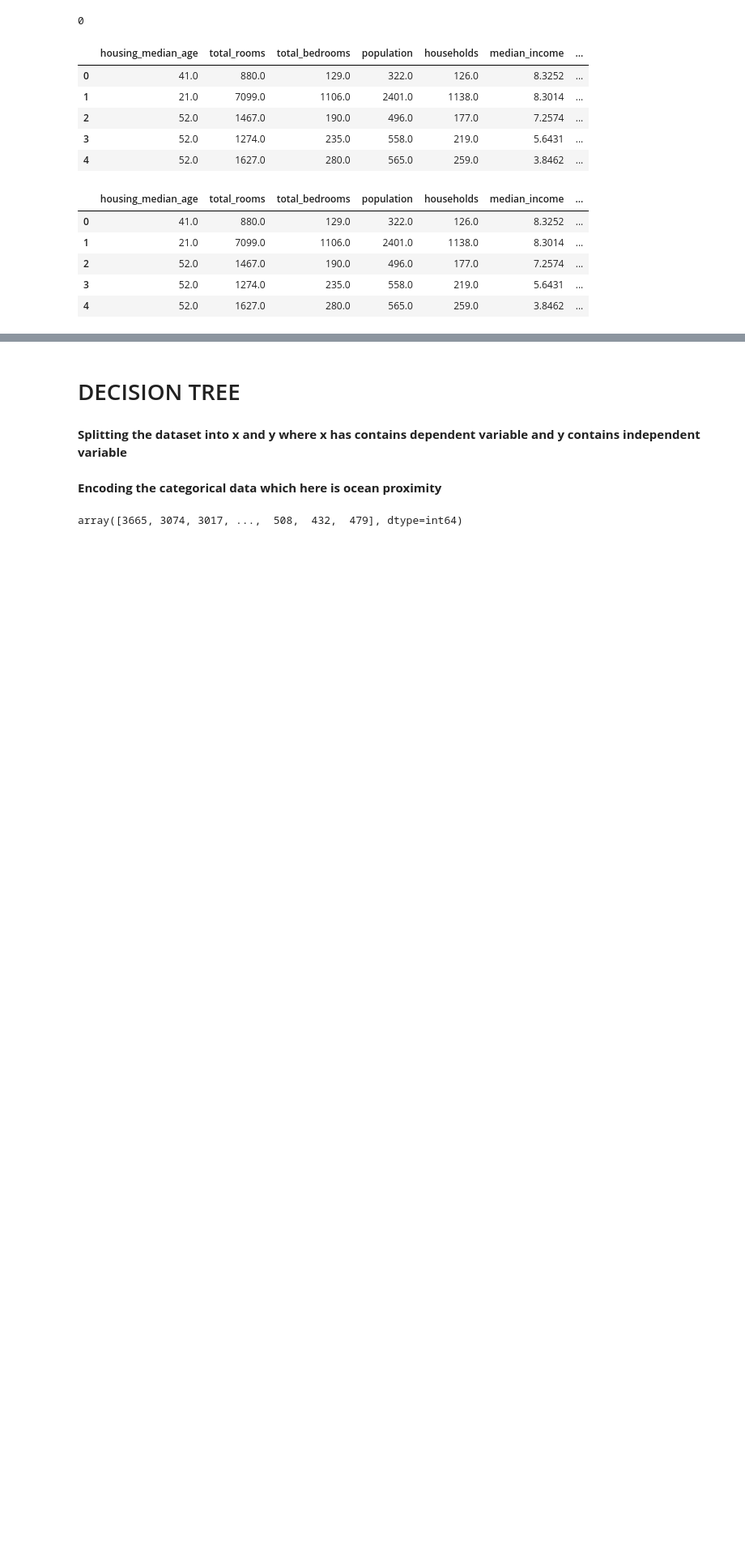
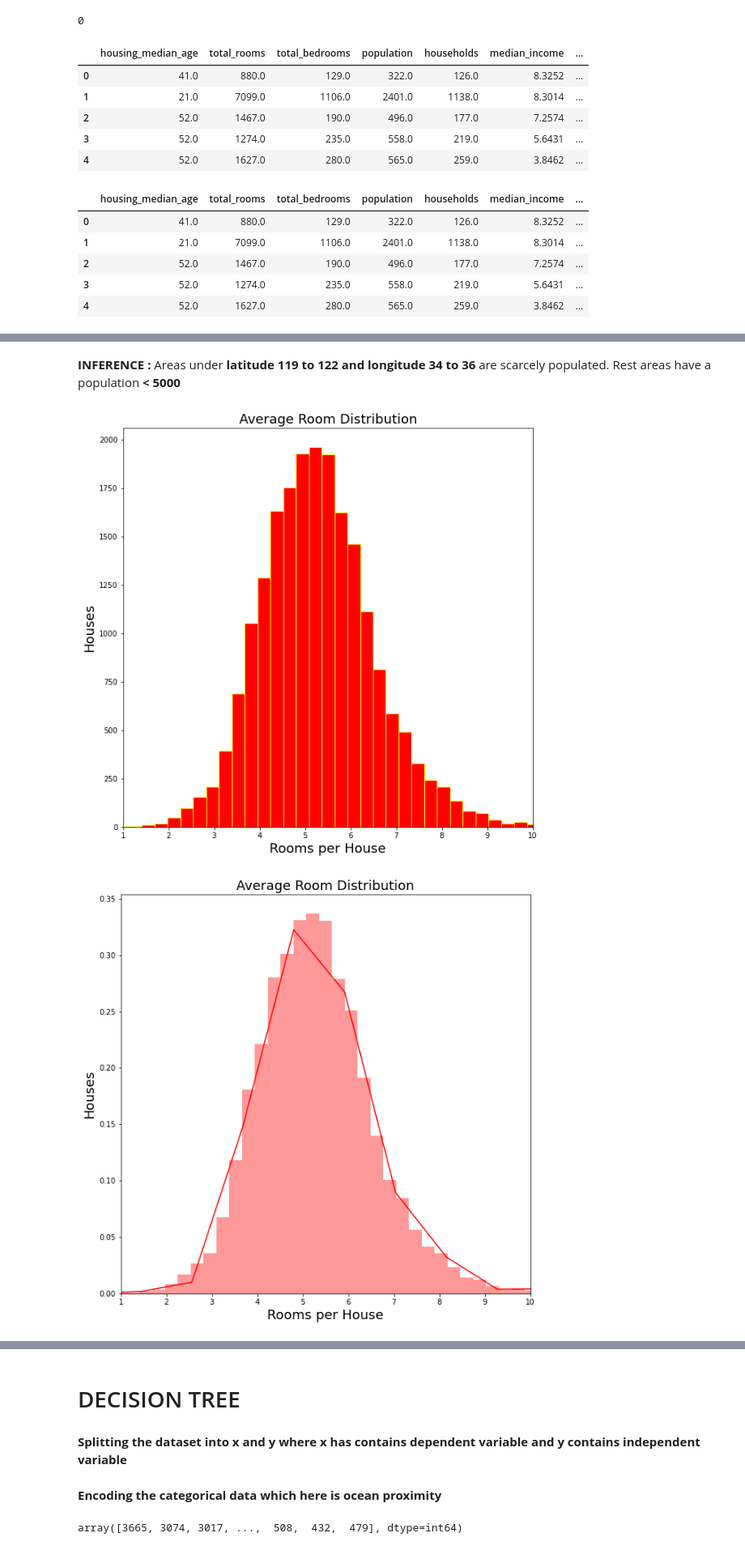
Before and after one commit to vinnovateit/VIIT_Team_MNIST, a Jupyter notebook: Ritodeep/Decision Tree/HousingPrice_Decision_Tree.ipynb, the cells around one changed output, grey strips where cells are left out. Shown at 81% size. Cells and saved outputs as stored; diff of their text form; code cells hidden in the pictures; blank space fills up the shorter version.

```diff
--- a/Ritodeep/Decision Tree/HousingPrice_Decision_Tree.ipynb
+++ b/Ritodeep/Decision Tree/HousingPrice_Decision_Tree.ipynb
@@ -120,0 +135,22 @@ df.head()
+# %% [markdown]
+**INFERENCE :**  Areas under **latitude 119 to 122 and longitude 34 to 36** are scarcely populated.
+                  Rest areas have a population **< 5000**
+# %%
+plt.figure(figsize=(10, 10))
+plt.hist(df['rooms_per_household'],bins=500, ec = 'yellow' ,color = 'red')
+plt.xlabel('Rooms per House', fontsize=18)
+plt.ylabel('Houses', fontsize=18)
+plt.title('Average Room Distribution', fontsize=18)
+plt.xlim(1, 10)
+plt.show()
+
+plt.figure(figsize=(10, 10))
+sns.distplot(df['rooms_per_household'], bins=500,color = 'red')
+plt.xlabel('Rooms per House', fontsize=18)
+plt.ylabel('Houses', fontsize=18)
+plt.title('Average Room Distribution', fontsize=18)
+plt.xlim(1, 10)
+plt.show()
+# %% [output]
+[figure, added]
+[figure, added]
```
Also changed, not shown: parts of 18 cells of this notebook, 4 other files.
